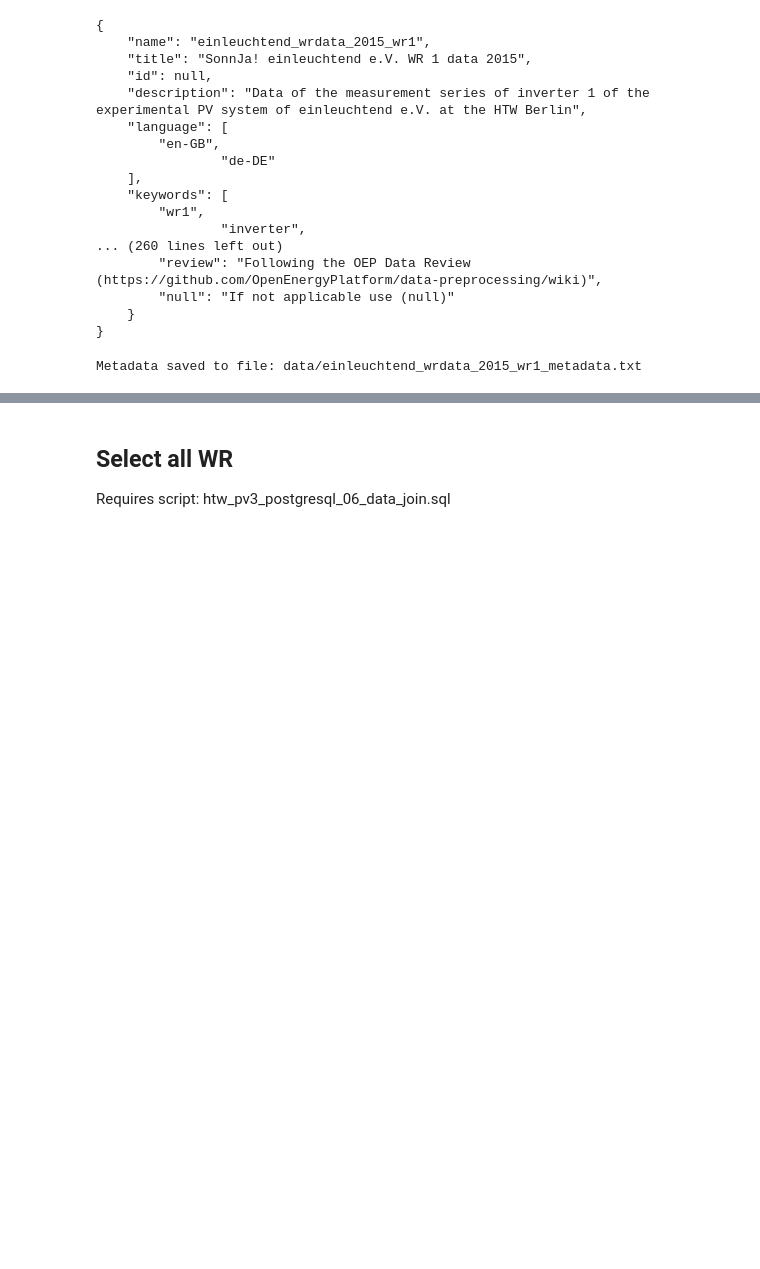
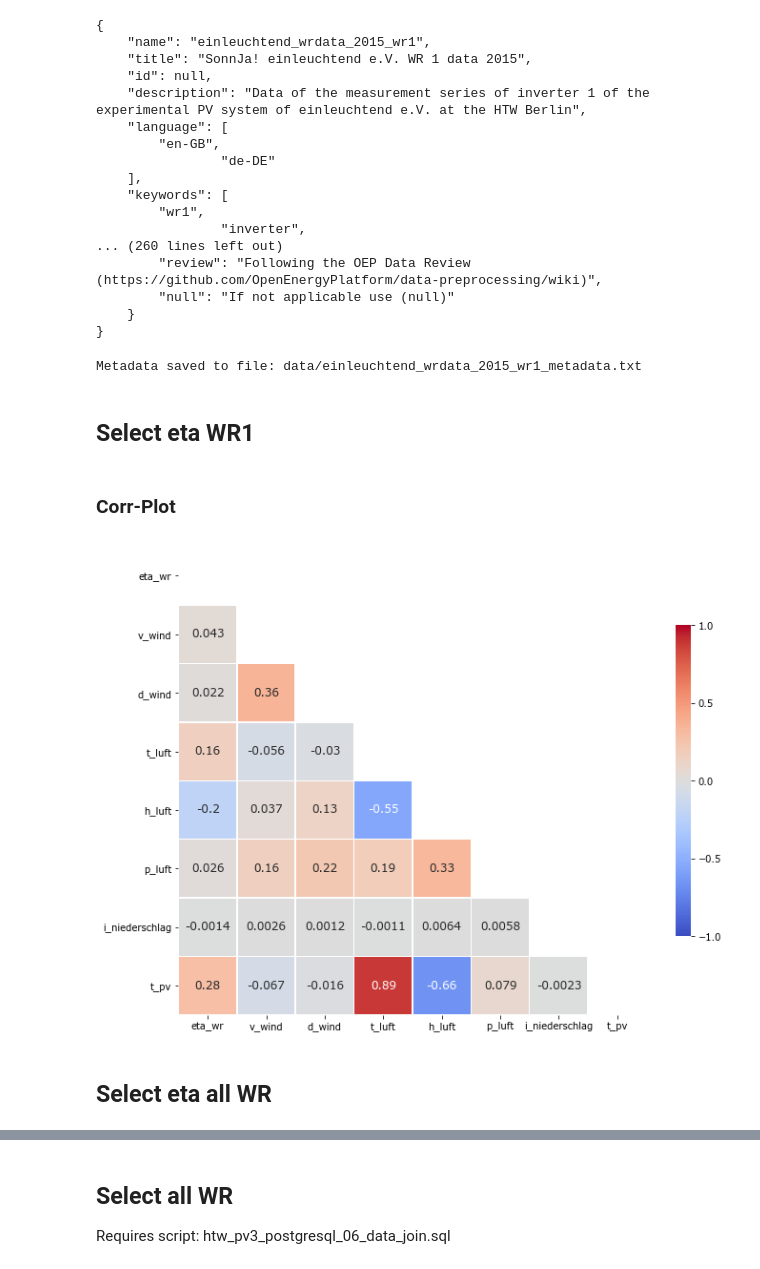
Before and after one commit to htw-pv3/weather-data, a Jupyter notebook: python/pv3_sonnja_db_wr.ipynb, the cells around one changed output, grey strips where cells are left out. Drawn from its saved outputs; the diff is of its cells as text; code cells hidden in the pictures; blank space fills up the shorter version.

Commit message:
added plots for eta-p_ac-scatter and heatmap

```diff
--- a/python/pv3_sonnja_db_wr.ipynb
+++ b/python/pv3_sonnja_db_wr.ipynb
@@ -102,3 +111,50 @@ with open(text_name, "w") as text_file:
 print("Metadata saved to file:", text_name)
 # %% [output]
 Metadata saved to file: data/einleuchtend_wrdata_2015_wr1_metadata.txt
+# %% [markdown]
+## Select eta WR1
+# %%
+# Database select (SQL)
+sql = text("""
+    SELECT  t_timestamp, eta_wr, v_wind, d_wind, t_luft, h_luft, p_luft, i_niederschlag, t_pv  -- column
+    FROM    pv3.pv3_time_sun_weather_wr1_2015_mview  -- table
+    """)
+df_WR1 = pd.read_sql_query(sql, con)
+df_WR1 = df_WR1.set_index('t_timestamp')
+# %% [markdown]
+### Corr-Plot
+# %%
+# Nur Rows, bei denen eta_wr nicht NaN oder <= 0 ist
+df_WR1_NoNaN_NoNull = df_WR1.dropna(subset=['eta_wr'])
+df_WR1_NoNaN_NoNull = df_WR1_NoNaN_NoNull.loc[df_WR1_NoNaN_NoNull.eta_wr > 0]
+# %%
+# Erstellen der Korrelations-Matrix
+corr_matrix = df_WR1_NoNaN_NoNull.corr()
+
+# Maske erstellen, um nur relevante Felder zu plotten
+mask = np.zeros_like(corr_matrix, dtype=np.bool)
+mask[np.triu_indices_from(mask)]= True
+# %%
+# Plot
+f, ax = plt.subplots(figsize=(11, 15))
+
+heatmap = sns.heatmap(corr_matrix,
+                      mask = mask,
+                      square = True,
+                      linewidths = .5,
+                      cmap = 'coolwarm',
+                      cbar_kws = {'shrink': .4,
+                                  'ticks' : [-1, -.5, 0, 0.5, 1]},
+                      vmin = -1,
+                      vmax = 1,
+                      annot = True,
+                      annot_kws = {'size': 12})#add the column names as labels
+
+ax.set_yticklabels(corr_matrix.columns, rotation = 0)
+ax.set_xticklabels(corr_matrix.columns)
+
+sns.set_style({'xtick.bottom': True}, {'ytick.left': True})
+# %% [output]
+[figure, added]
+# %% [markdown]
+## Select eta all WR
```
Also changed, not shown: parts of 24 cells of this notebook.
